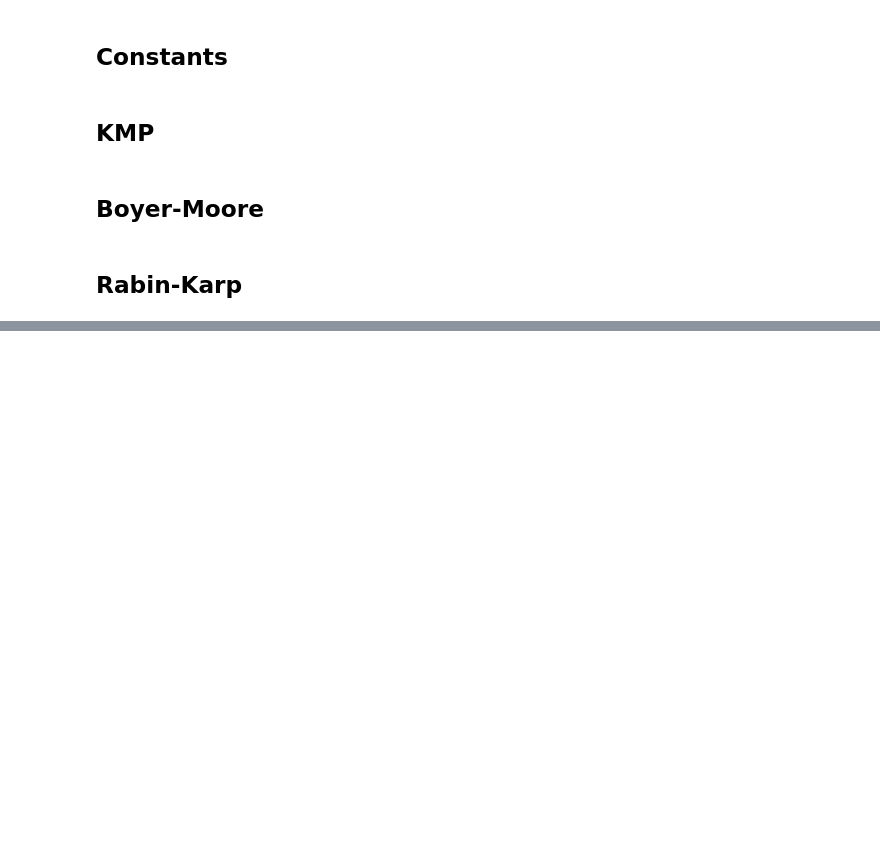
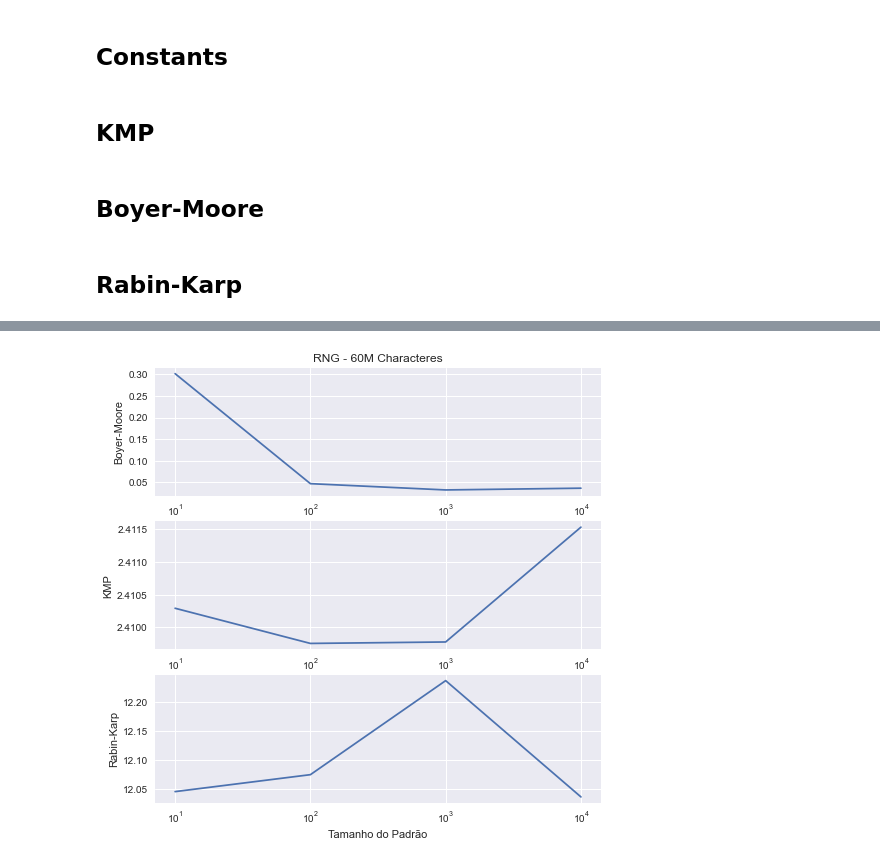
Before and after one commit to Bruno-Mascarenhas/string-matching, a Jupyter notebook: pattern-search.ipynb, the cells around one changed output, grey strips where cells are left out. Saved outputs shown, nothing was run; the diff lists cells and outputs as text; code cells hidden in the pictures; blank space fills up the shorter version.

```diff
--- a/pattern-search.ipynb
+++ b/pattern-search.ipynb
@@ -165,0 +174,4 @@ pat = 'ABABCABAB'
+# %%
+t_kmp = {'f':[[] for _ in range(5)],'nf':[[] for _ in range(5)]}
+t_bms = {'f':[[] for _ in range(5)],'nf':[[] for _ in range(5)]}
+t_rk = {'f':[[] for _ in range(5)],'nf':[[] for _ in range(5)]}
@@ -165,0 +242,7 @@ pat = 'ABABCABAB'
+# %%
+import numpy as np
+import matplotlib.pyplot as plt
+import pandas as pd
+import seaborn as sns
+plt.style.use('seaborn')
+%matplotlib inline
@@ -165,0 +286,36 @@ pat = 'ABABCABAB'
+# %%
+colors = ['red','green','blue']
+xs = [10,100,1000,10000]
+#sizes of patt = 10,100,1000,10000
+# %%
+wiki = {}
+wiki['KMP'] = [f_kmp[i] for i in range(0,12,3)]
+wiki['Boyer-Moore'] = [f_bms[i] for i in range(0,12,3)]
+wiki['Rabin-Karp'] = [f_rk[i] for i in range(0,12,3)]
+#wiki['x'] = list(range(4))
+#wiki['patt'] = xs
+wiki_df = pd.DataFrame(wiki,index=xs)
+
+rng = {}
+rng['KMP'] = [f_kmp[i] for i in range(1,12,3)]
+rng['Boyer-Moore'] = [f_bms[i] for i in range(1,12,3)]
+rng['Rabin-Karp'] = [f_rk[i] for i in range(1,12,3)]
+rng_df = pd.DataFrame(rng,index=xs)
+
+
+worst = {}
+worst['KMP'] = [f_kmp[i] for i in range(2,12,3)]
+worst['Boyer-Moore'] = [f_bms[i] for i in range(2,12,3)]
+worst['Rabin-Karp'] = [f_rk[i] for i in range(2,12,3)]
+worst_df = pd.DataFrame(worst,index=xs)
+# %%
+fig, axs = plt.subplots(3,1,figsize=(8,8))
+sns.lineplot(data=rng_df,y='Boyer-Moore',x=rng_df.index,ax=axs[0])
+sns.lineplot(data=rng_df,y='KMP',x=wiki_df.index,ax=axs[1])
+sns.lineplot(data=rng_df,y='Rabin-Karp',x=rng_df.index,ax=axs[2])
+axs[2].set_xlabel('Tamanho do Padrão')
+axs[0].set_title('RNG - 60M Characteres')
+for i in range(3):
+    axs[i].set(xscale="log")
+# %% [output]
+[figure, added]
```
Also changed, not shown: parts of 19 cells of this notebook, 2 other files.
